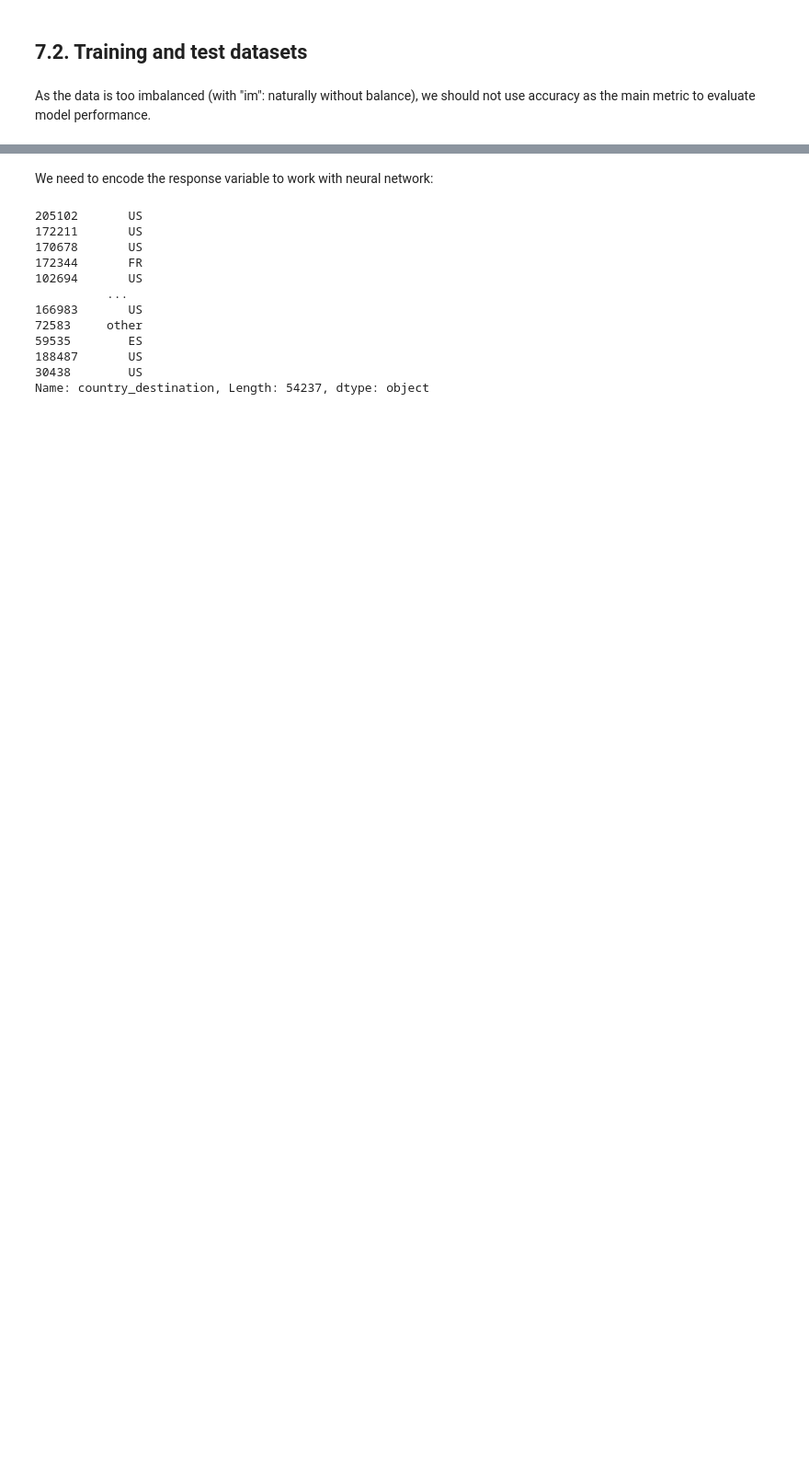
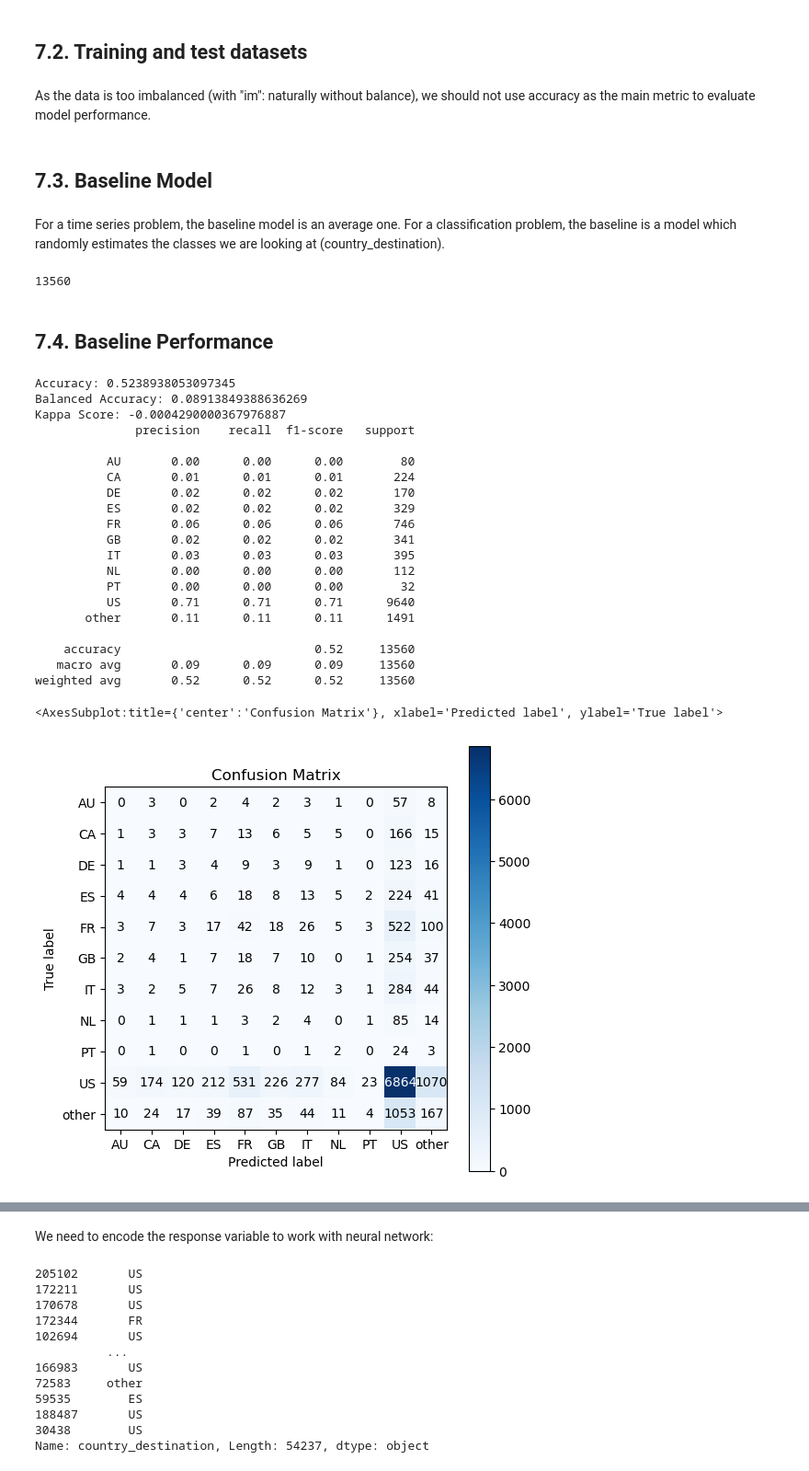
Before and after one commit to lucasquemelli/airbnb, a Jupyter notebook: airbnb.ipynb, the cells around one changed output, grey strips where cells are left out. Shown at 92% size. Drawn from its saved outputs; the diff is of its cells as text; code cells hidden in the pictures; blank space fills up the shorter version.

Commit message:
Finished baseline and nn model performance

```diff
--- a/airbnb.ipynb
+++ b/airbnb.ipynb
@@ -529,0 +566,64 @@ x_test = X_test.drop( 'id', axis=1 )
+# %% [markdown]
+## 7.3. Baseline Model
+# %% [markdown]
+For a time series problem, the baseline model is an average one. For a classification problem, the baseline is a model which randomly estimates the classes we are looking at (country_destination).
+# %%
+# population is the response variable - it is in the alphabetic order for the classes
+country_destination_list = df7['country_destination'].drop_duplicates().sort_values().tolist()
+
+# number of samples generated randomly is the number of predictions we want = y_test.shape[0]
+k_num = y_test.shape[0]
+
+# number of classes - it is in the alphabetic order fot the classes
+country_destination_weights = df7['country_destination'].value_counts( normalize=True ).sort_index().tolist()
+
+# predictions
+yhat_random = random.choices( population=country_destination_list,
+                              weights=country_destination_weights,
+                              k=k_num )
+len( yhat_random )
+# %% [output]
+13560
+# %% [markdown]
+## 7.4. Baseline Performance
+# %%
+# Accuracy
+acc_random = m.accuracy_score(y_test, yhat_random)
+print('Accuracy: {}'.format(acc_random))
+
+# Balanced Accuray
+balanced_acc_random = m.balanced_accuracy_score(y_test, yhat_random)
+print('Balanced Accuracy: {}'.format(balanced_acc_random))
+
+# Kappa Metrics
+kappa_random = m.cohen_kappa_score(y_test, yhat_random)
+print('Kappa Score: {}'.format(kappa_random))
+
+# Classification report
+print(m.classification_report(y_test, yhat_random))
+
+# Confusion Matrix
+mt.plot_confusion_matrix(y_test, yhat_random, normalize=False, figsize=(6,6))
+# %% [output]
+Accuracy: 0.5238938053097345
+Balanced Accuracy: 0.08913849388636269
+Kappa Score: -0.0004290000367976887
+              precision    recall  f1-score   support
+
+          AU       0.00      0.00      0.00        80
+          CA       0.01      0.01      0.01       224
+          DE       0.02      0.02      0.02       170
+          ES       0.02      0.02      0.02       329
+          FR       0.06      0.06      0.06       746
+          GB       0.02      0.02      0.02       341
+          IT       0.03      0.03      0.03       395
+          NL       0.00      0.00      0.00       112
+          PT       0.00      0.00      0.00        32
+          US       0.71      0.71      0.71      9640
+       other       0.11      0.11      0.11      1491
+
+    accuracy                           0.52     13560
+   macro avg       0.09      0.09      0.09     13560
+weighted avg       0.52      0.52      0.52     13560
+<AxesSubplot:title={'center':'Confusion Matrix'}, xlabel='Predicted label', ylabel='True label'>
+[figure, added]
```
Also changed, not shown: parts of 35 cells of this notebook.
